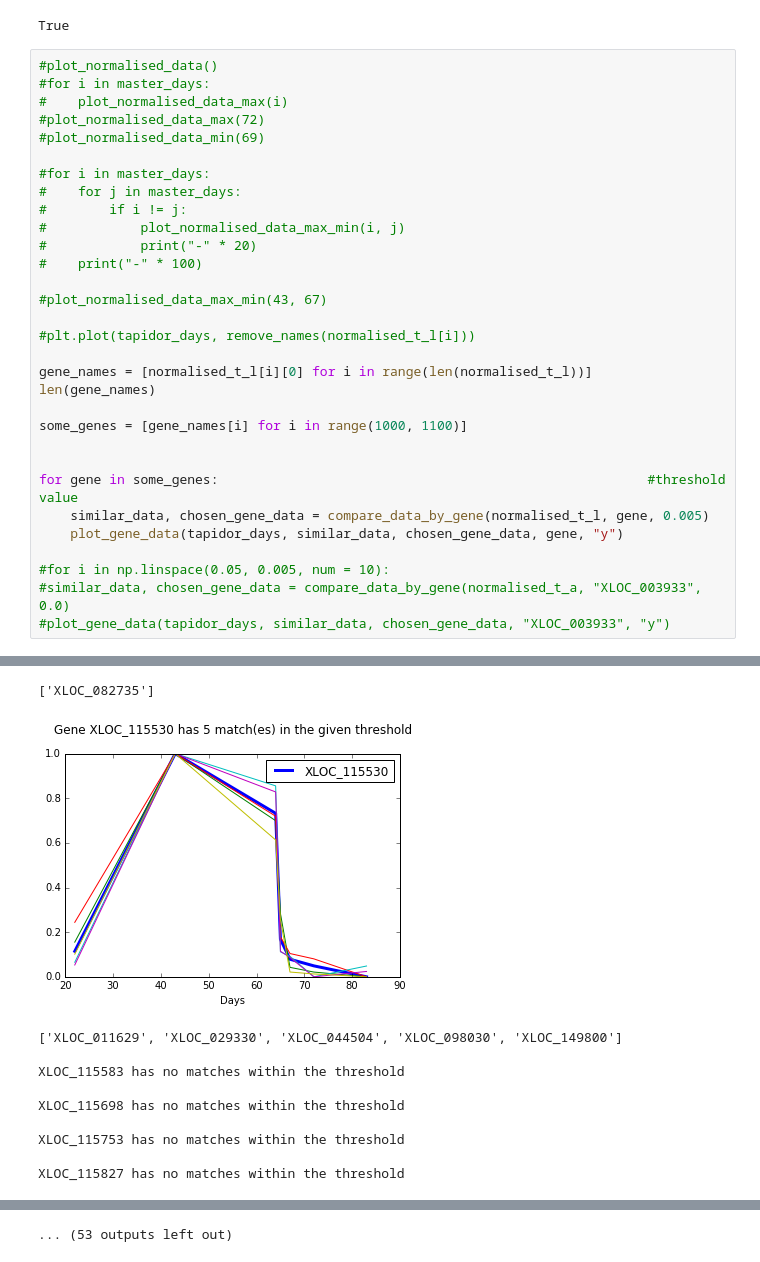
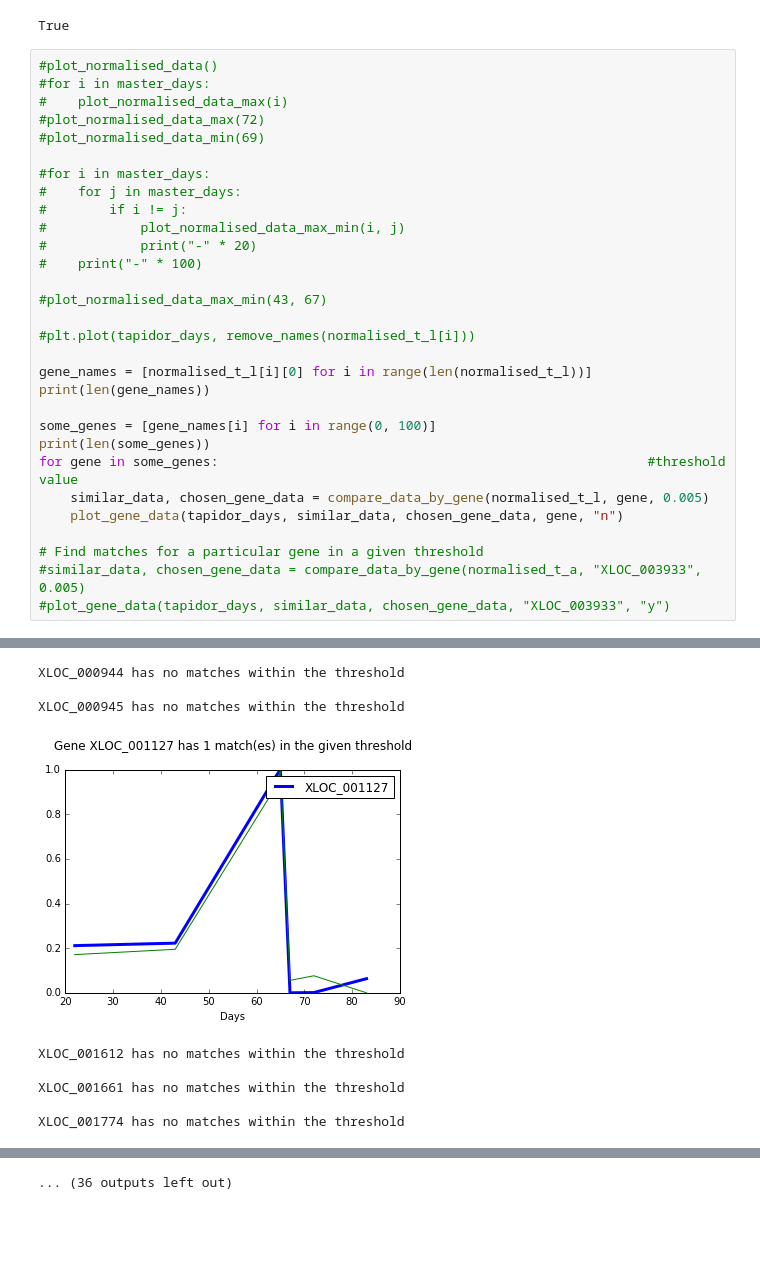
Before and after one commit to TIF141/hello-world, a Jupyter notebook: Gene data.ipynb, the cells around one changed output, grey strips where cells are left out. Cells and saved outputs as stored; diff of their text form; blank space fills up the shorter version.

```diff
--- a/Gene data.ipynb
+++ b/Gene data.ipynb
@@ -413,16 +412,15 @@ True
 #plt.plot(tapidor_days, remove_names(normalised_t_l[i]))
 
 gene_names = [normalised_t_l[i][0] for i in range(len(normalised_t_l))]
-len(gene_names)
+print(len(gene_names))
 
-some_genes = [gene_names[i] for i in range(1000, 1100)]
-
-
+some_genes = [gene_names[i] for i in range(0, 100)]
+print(len(some_genes))
 for gene in some_genes:                                                       #threshold value
     similar_data, chosen_gene_data = compare_data_by_gene(normalised_t_l, gene, 0.005)
-    plot_gene_data(tapidor_days, similar_data, chosen_gene_data, gene, "y")
+    plot_gene_data(tapidor_days, similar_data, chosen_gene_data, gene, "n")
 
-#for i in np.linspace(0.05, 0.005, num = 10):
-#similar_data, chosen_gene_data = compare_data_by_gene(normalised_t_a, "XLOC_003933", 0.0)
+# Find matches for a particular gene in a given threshold
+#similar_data, chosen_gene_data = compare_data_by_gene(normalised_t_a, "XLOC_003933", 0.005)
 #plot_gene_data(tapidor_days, similar_data, chosen_gene_data, "XLOC_003933", "y")
 # %% [output]
@@ -449,11 +449,9 @@ XLOC_115392 has no matches within the threshold
-['XLOC_082735']
+XLOC_000944 has no matches within the threshold
+
+XLOC_000945 has no matches within the threshold
-[figure, old version]
+[figure, new version]
-['XLOC_011629', 'XLOC_029330', 'XLOC_044504', 'XLOC_098030', 'XLOC_149800']
+XLOC_001612 has no matches within the threshold
 
-XLOC_115583 has no matches within the threshold
+XLOC_001661 has no matches within the threshold
 
-XLOC_115698 has no matches within the threshold
-
-XLOC_115753 has no matches within the threshold
-
-XLOC_115827 has no matches within the threshold
+XLOC_001774 has no matches within the threshold
@@ -471 +481 @@ XLOC_116346 has no matches within the threshold
-... (53 outputs left out)
+... (36 outputs left out)
```
Also changed, not shown: parts of 5 cells of this notebook.
